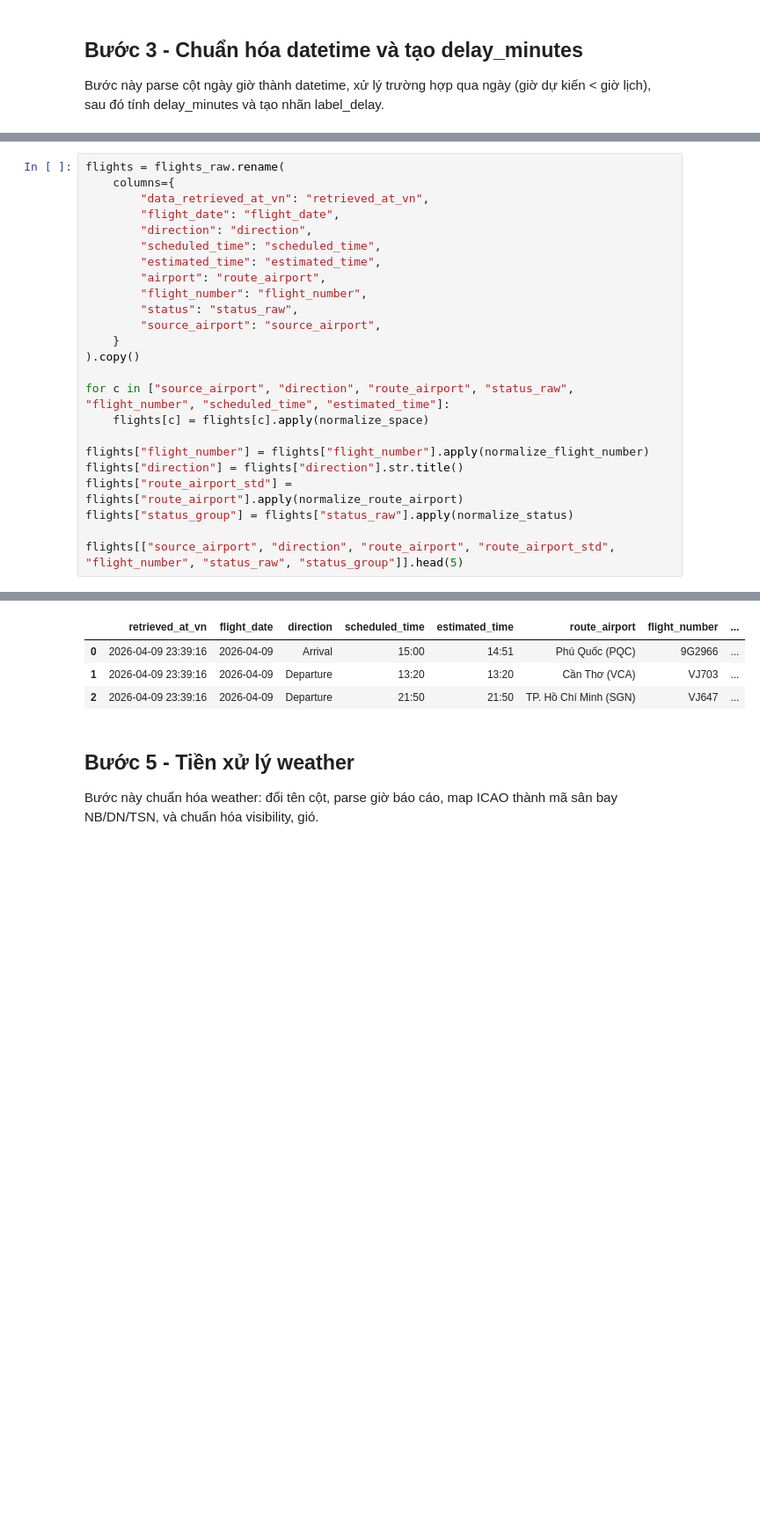
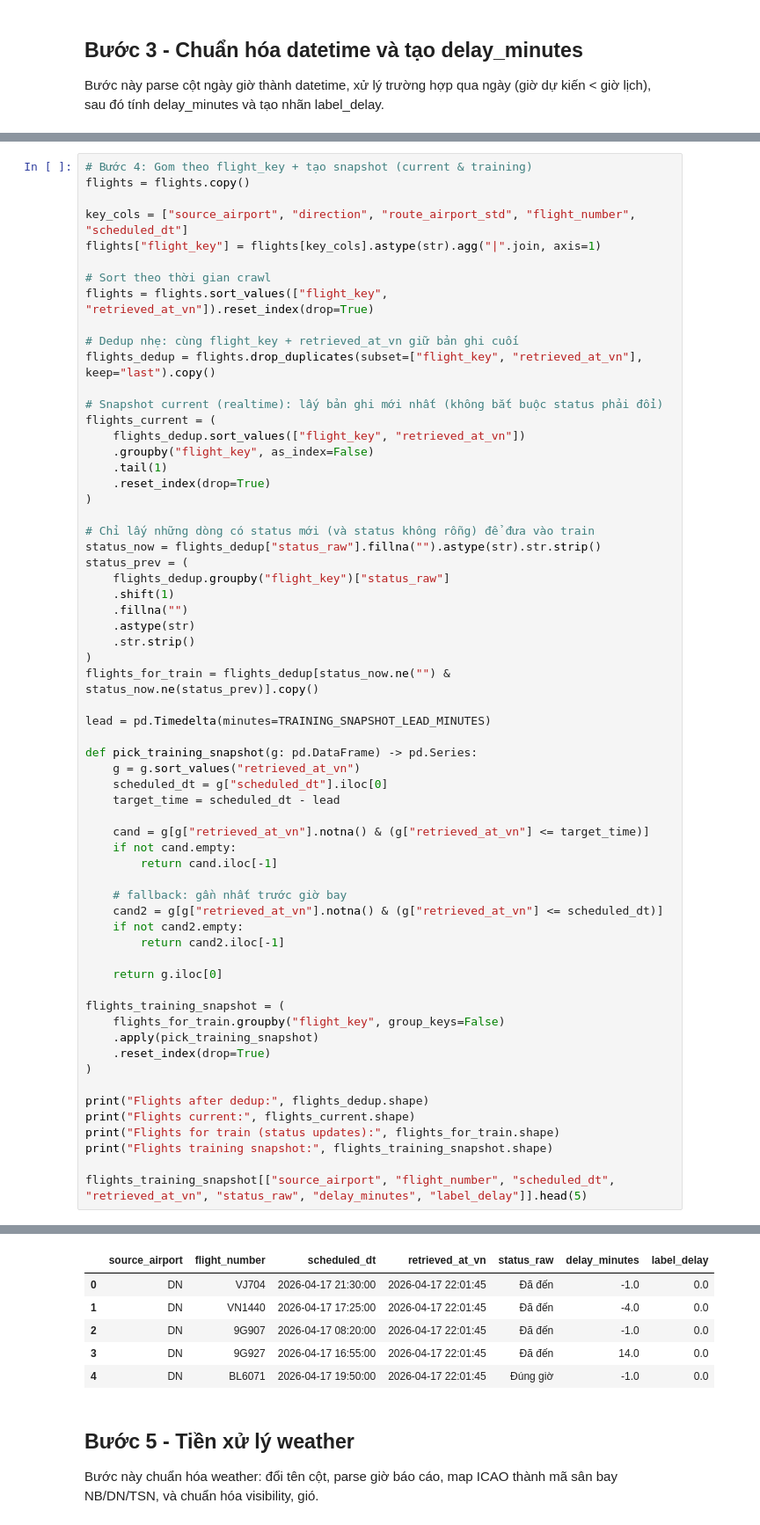
Before and after one commit to tdat1465/data-monitoring-lab, a Jupyter notebook: Data Collection + Processing/dataProcessing.ipynb, the cells around one changed output, grey strips where cells are left out. Shown at 88% size. Drawn from its saved outputs; the diff is of its cells as text; blank space fills up the shorter version.

```diff
--- a/Data Collection + Processing/dataProcessing.ipynb
+++ b/Data Collection + Processing/dataProcessing.ipynb
@@ -289,25 +348,63 @@ Bước này tạo flight_key để gom các lần crawl cùng một chuyến ba
 # %%
-flights = flights_raw.rename(
-    columns={
-        "data_retrieved_at_vn": "retrieved_at_vn",
-        "flight_date": "flight_date",
-        "direction": "direction",
-        "scheduled_time": "scheduled_time",
-        "estimated_time": "estimated_time",
-        "airport": "route_airport",
-        "flight_number": "flight_number",
-        "status": "status_raw",
-        "source_airport": "source_airport",
-    }
-).copy()
+# Bước 4: Gom theo flight_key + tạo snapshot (current & training)
+flights = flights.copy()
 
-for c in ["source_airport", "direction", "route_airport", "status_raw", "flight_number", "scheduled_time", "estimated_time"]:
-    flights[c] = flights[c].apply(normalize_space)
+key_cols = ["source_airport", "direction", "route_airport_std", "flight_number", "scheduled_dt"]
+flights["flight_key"] = flights[key_cols].astype(str).agg("|".join, axis=1)
 
-flights["flight_number"] = flights["flight_number"].apply(normalize_flight_number)
-flights["direction"] = flights["direction"].str.title()
-flights["route_airport_std"] = flights["route_airport"].apply(normalize_route_airport)
-flights["status_group"] = flights["status_raw"].apply(normalize_status)
+# Sort theo thời gian crawl
+flights = flights.sort_values(["flight_key", "retrieved_at_vn"]).reset_index(drop=True)
 
-flights[["source_airport", "direction", "route_airport", "route_airport_std", "flight_number", "status_raw", "status_group"]].head(5)
+# Dedup nhẹ: cùng flight_key + retrieved_at_vn giữ bản ghi cuối
+flights_dedup = flights.drop_duplicates(subset=["flight_key", "retrieved_at_vn"], keep="last").copy()
+
+# Snapshot current (realtime): lấy bản ghi mới nhất (không bắt buộc status phải đổi)
+flights_current = (
+    flights_dedup.sort_values(["flight_key", "retrieved_at_vn"])
+    .groupby("flight_key", as_index=False)
+    .tail(1)
+    .reset_index(drop=True)
+)
+
+# Chỉ lấy những dòng có status mới (và status không rỗng) để đưa vào train
+status_now = flights_dedup["status_raw"].fillna("").astype(str).str.strip()
+status_prev = (
+    flights_dedup.groupby("flight_key")["status_raw"]
+    .shift(1)
+    .fillna("")
+    .astype(str)
+    .str.strip()
+)
+flights_for_train = flights_dedup[status_now.ne("") & status_now.ne(status_prev)].copy()
+
+lead = pd.Timedelta(minutes=TRAINING_SNAPSHOT_LEAD_MINUTES)
+
+def pick_training_snapshot(g: pd.DataFrame) -> pd.Series:
+    g = g.sort_values("retrieved_at_vn")
+    scheduled_dt = g["scheduled_dt"].iloc[0]
+    target_time = scheduled_dt - lead
+
+    cand = g[g["retrieved_at_vn"].notna() & (g["retrieved_at_vn"] <= target_time)]
+    if not cand.empty:
+        return cand.iloc[-1]
+
+    # fallback: gần nhất trước giờ bay
+    cand2 = g[g["retrieved_at_vn"].notna() & (g["retrieved_at_vn"] <= scheduled_dt)]
+    if not cand2.empty:
+        return cand2.iloc[-1]
+
+    return g.iloc[0]
+
+flights_training_snapshot = (
+    flights_for_train.groupby("flight_key", group_keys=False)
+    .apply(pick_training_snapshot)
+    .reset_index(drop=True)
+)
+
+print("Flights after dedup:", flights_dedup.shape)
+print("Flights current:", flights_current.shape)
+print("Flights for train (status updates):", flights_for_train.shape)
+print("Flights training snapshot:", flights_training_snapshot.shape)
+
+flights_training_snapshot[["source_airport", "flight_number", "scheduled_dt", "retrieved_at_vn", "status_raw", "delay_minutes", "label_delay"]].head(5)
 # %% [output]
@@ -317,7 +415,9 @@ Flights training snapshot: (2189, 15)
-|  | retrieved_at_vn | flight_date | direction | scheduled_time | estimated_time | route_airport | flight_number | ... |
-| 0 | 2026-04-09 23:39:16 | 2026-04-09 | Arrival | 15:00 | 14:51 | Phú Quốc (PQC) | 9G2966 | ... |
-| 1 | 2026-04-09 23:39:16 | 2026-04-09 | Departure | 13:20 | 13:20 | Cần Thơ (VCA) | VJ703 | ... |
-| 2 | 2026-04-09 23:39:16 | 2026-04-09 | Departure | 21:50 | 21:50 | TP. Hồ Chí Minh (SGN) | VJ647 | ... |
+|  | source_airport | flight_number | scheduled_dt | retrieved_at_vn | status_raw | delay_minutes | label_delay |
+| 0 | DN | VJ704 | 2026-04-17 21:30:00 | 2026-04-17 22:01:45 | Đã đến | -1.0 | 0.0 |
+| 1 | DN | VN1440 | 2026-04-17 17:25:00 | 2026-04-17 22:01:45 | Đã đến | -4.0 | 0.0 |
+| 2 | DN | 9G907 | 2026-04-17 08:20:00 | 2026-04-17 22:01:45 | Đã đến | -1.0 | 0.0 |
+| 3 | DN | 9G927 | 2026-04-17 16:55:00 | 2026-04-17 22:01:45 | Đã đến | 14.0 | 0.0 |
+| 4 | DN | BL6071 | 2026-04-17 19:50:00 | 2026-04-17 22:01:45 | Đúng giờ | -1.0 | 0.0 |
 # %% [markdown]
 ## Bước 5 - Tiền xử lý weather
 Bước này chuẩn hóa weather: đổi tên cột, parse giờ báo cáo, map ICAO thành mã sân bay NB/DN/TSN, và chuẩn hóa visibility, gió.
```
Also changed, not shown: parts of 9 cells of this notebook.
